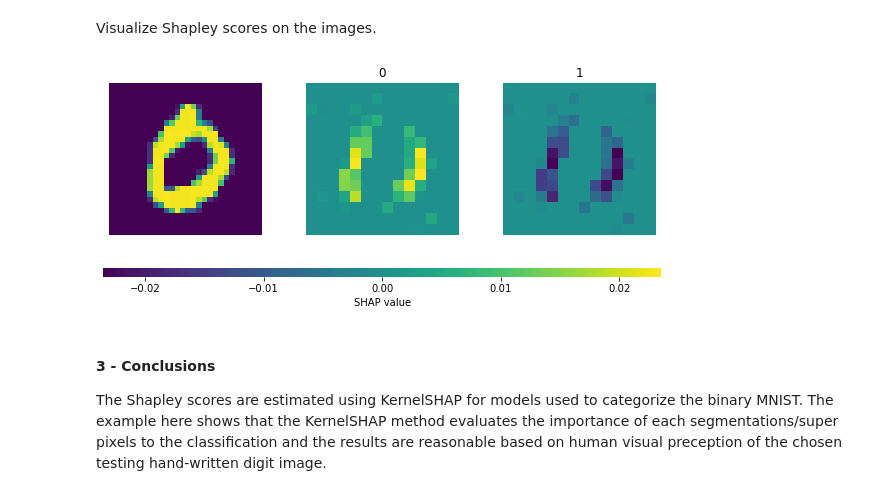
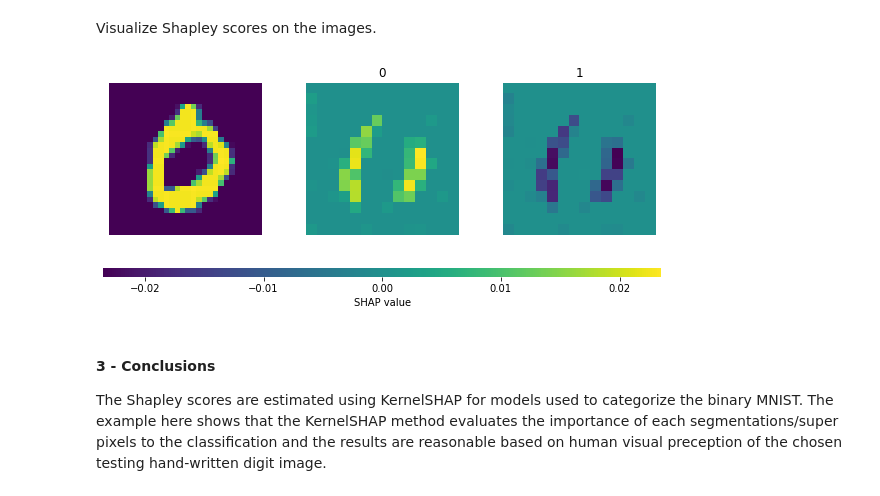
Before and after one commit to dianna-ai/dianna, a Jupyter notebook: tutorials/kernelshap_mnist.ipynb, the cells around one changed output. Saved outputs shown, nothing was run; the diff lists cells and outputs as text; code cells hidden in the pictures.

```diff
--- a/tutorials/kernelshap_mnist.ipynb
+++ b/tutorials/kernelshap_mnist.ipynb
@@ -47,10 +45,10 @@ Print class and image of a single instance in the test data for preview.
 class_name = ['digit 0', 'digit 1']
 # instance index
 i_instance = 1
-# expand the dimension of instance for testing
-test_sample = np.expand_dims(X_test[i_instance].copy().astype(np.float32), axis=0)
-# model predictions
-predictions = prepare(onnx_model).run(test_sample)[f'{output_node}']
+# select instance for testing
+test_sample = X_test[i_instance].copy().astype(np.float32)
+# model predictions with added batch axis to test sample
+predictions = prepare(onnx_model).run(test_sample[None, ...])[f'{output_node}']
 pred_class = class_name[np.argmax(predictions)]
 print("The predicted class is:", pred_class)
 plt.imshow(X_test[i_instance][:,:,0])  # 0 for channel
@@ -81,7 +70,7 @@ Performing KernelSHAP on each pixel is inefficient. It is always a good practice
 shap_values, segments_slic = dianna.explain_image(onnx_model_path, test_sample,
                                                   method="KernelSHAP", nsamples=1000,
                                                   background=0, n_segments=200, sigma=0,
-                                                  axes_labels=('batch','height','width','channels'))
+                                                  axes_labels=('height','width','channels'))
 # %% [markdown]
 Define a function to fill each pixel with shap values based on the segmentation. <br>
 This function is used to make plots.
@@ -97,25 +86,25 @@ Visualize Shapley scores on the images.
 # %%
 # get the index of predictions
 top_preds = np.argsort(-predictions)
 inds = top_preds[0]
 # Visualize the explanations
 fig, axes = plt.subplots(nrows=1, ncols=3, figsize=(10,4))
-axes[0].imshow(test_sample[0])
+axes[0].imshow(test_sample)
 axes[0].axis('off')
 # get the range for color bar
 max_val = np.max([np.max(np.abs(shap_values[i][:,:-1])) for i in range(len(shap_values))])
 # plot the test image and the attributions on the image for each class
 for i in range(2):
     m = fill_segmentation(shap_values[inds[i]][0], segments_slic)
     axes[i+1].set_title(str(inds[i]))
-    axes[i+1].imshow(test_sample[0], alpha=0.15)
+    axes[i+1].imshow(test_sample, alpha=0.15)
     im = axes[i+1].imshow(m, vmin=-max_val, vmax=max_val)
     axes[i+1].axis('off')
 cb = fig.colorbar(im, ax=axes.ravel().tolist(), label="SHAP value", orientation="horizontal", aspect=60)
 cb.outline.set_visible(False)
 plt.show()
 # %% [output]
-[figure, old version]
+[figure, new version]
 # %% [markdown]
 #### 3 - Conclusions
 The Shapley scores are estimated using KernelSHAP for models used to categorize the binary MNIST. The example here shows that the KernelSHAP method evaluates the importance of each segmentations/super pixels to the classification and the results are reasonable based on human visual preception of the chosen testing hand-written digit image.
```
Also changed, not shown: parts of 2 cells of this notebook, 4 other files.
